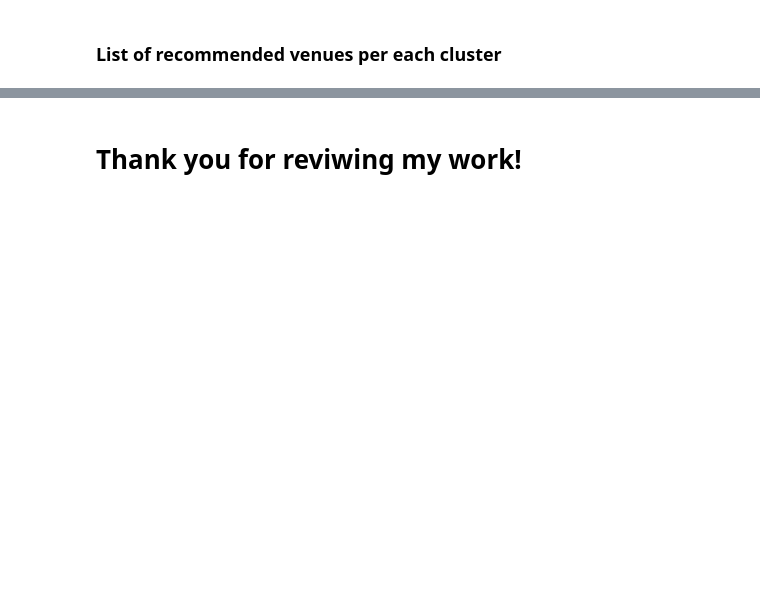
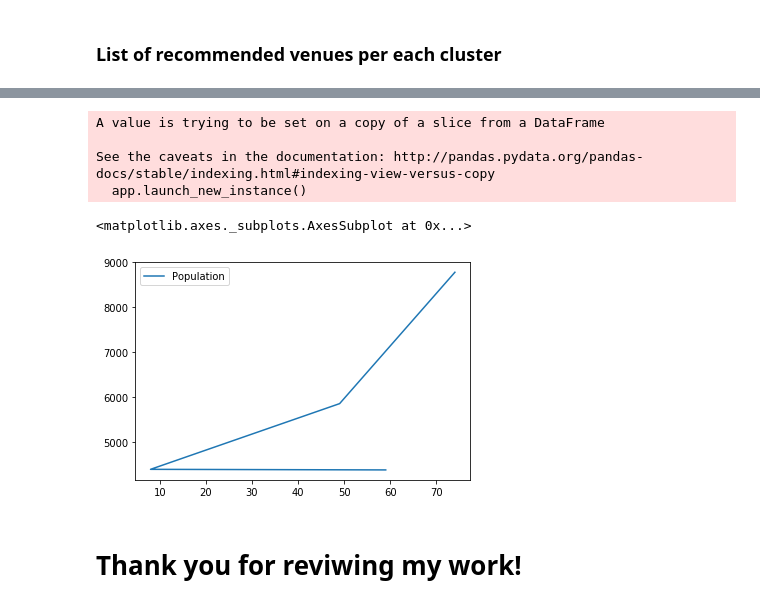
Before and after one commit to unixdev0/DataScience, a Jupyter notebook: IBM-Applied-DataScience-Capstone.ipynb, the cells around one changed output, grey strips where cells are left out. Saved outputs shown, nothing was run; the diff lists cells and outputs as text; code cells hidden in the pictures; blank space fills up the shorter version.

```diff
--- a/IBM-Applied-DataScience-Capstone.ipynb
+++ b/IBM-Applied-DataScience-Capstone.ipynb
@@ -874,2 +869,14 @@ dict_suggested_venues
+# %%
+%matplotlib inline
+pop = df_uk[['Population', 'Average Income']]
+pop.sort_values(by=['Average Income'], inplace=True)
+pop.plot()
+# %% [output]
+A value is trying to be set on a copy of a slice from a DataFrame
+
+See the caveats in the documentation: http://pandas.pydata.org/pandas-docs/stable/indexing.html#indexing-view-versus-copy
+  app.launch_new_instance()
+<matplotlib.axes._subplots.AxesSubplot at 0x...>
+[figure, added]
 # %% [markdown]
 # Thank you for reviwing my work!
```
Also changed, not shown: parts of 1 cell of this notebook.
